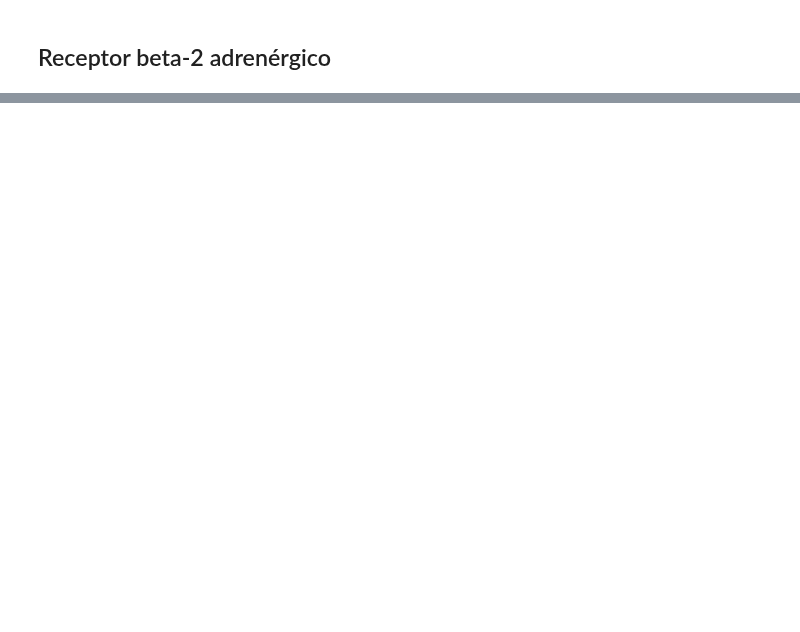
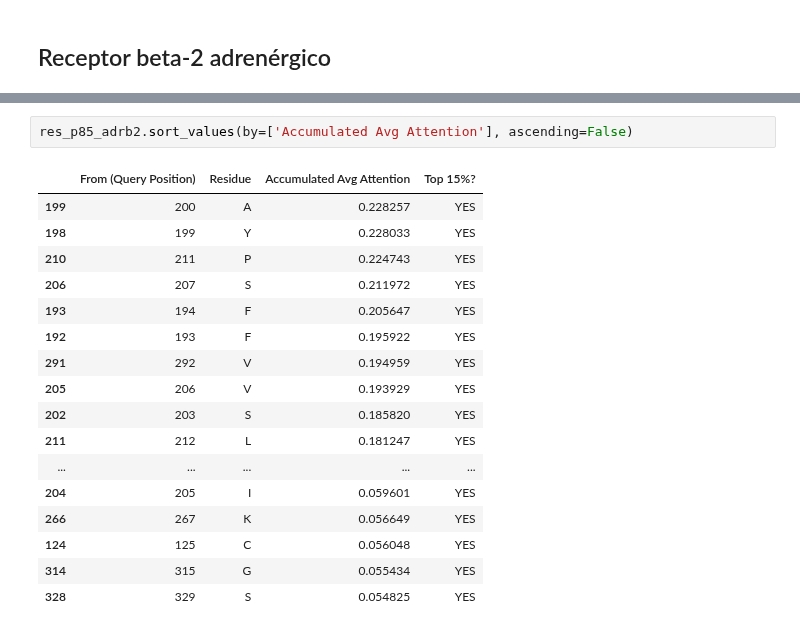
Before and after one commit to jdlg-42/GPCRAllostericAnalysis, a Jupyter notebook: attention_data_analysis.ipynb, the cells around one changed output, grey strips where cells are left out. Saved outputs shown, nothing was run; the diff lists cells and outputs as text; blank space fills up the shorter version.

```diff
--- a/attention_data_analysis.ipynb
+++ b/attention_data_analysis.ipynb
@@ -116,3 +128,23 @@ res_p85_adrb2
+# %%
+res_p85_adrb2.sort_values(by=['Accumulated Avg Attention'], ascending=False)
+# %% [output]
+|  | From (Query Position) | Residue | Accumulated Avg Attention | Top 15%? |
+| 199 | 200 | A | 0.228257 | YES |
+| 198 | 199 | Y | 0.228033 | YES |
+| 210 | 211 | P | 0.224743 | YES |
+| 206 | 207 | S | 0.211972 | YES |
+| 193 | 194 | F | 0.205647 | YES |
+| 192 | 193 | F | 0.195922 | YES |
+| 291 | 292 | V | 0.194959 | YES |
+| 205 | 206 | V | 0.193929 | YES |
+| 202 | 203 | S | 0.185820 | YES |
+| 211 | 212 | L | 0.181247 | YES |
+| ... | ... | ... | ... | ... |
+| 204 | 205 | I | 0.059601 | YES |
+| 266 | 267 | K | 0.056649 | YES |
+| 124 | 125 | C | 0.056048 | YES |
+| 314 | 315 | G | 0.055434 | YES |
+| 328 | 329 | S | 0.054825 | YES |
 # %%
 # Nº de residuos que superan el percentil 85
 
```
Also changed, not shown: parts of 9 cells of this notebook.
